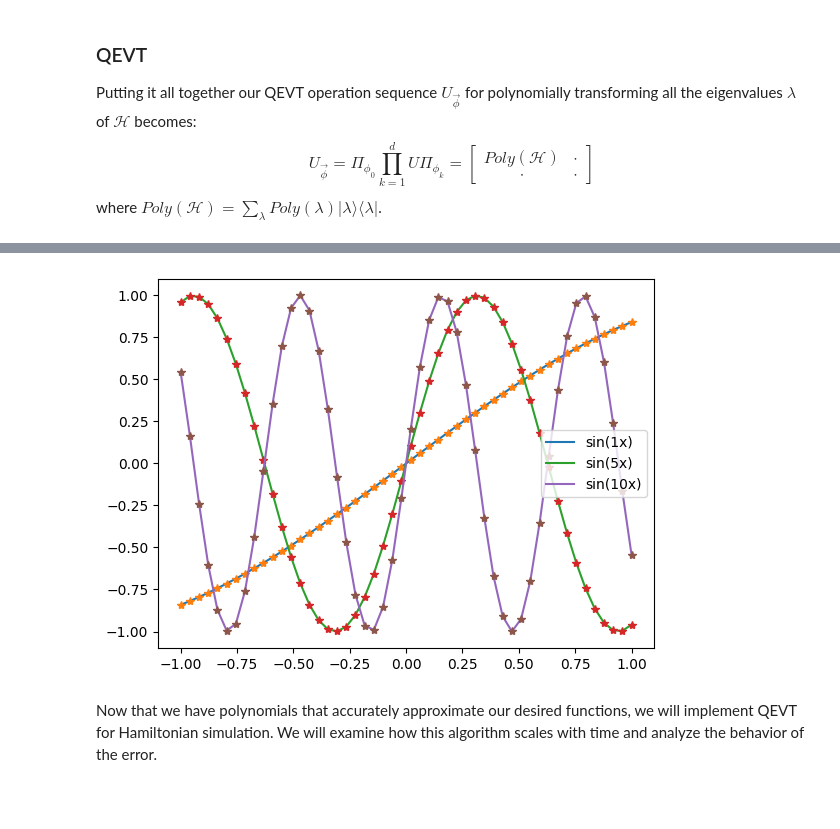
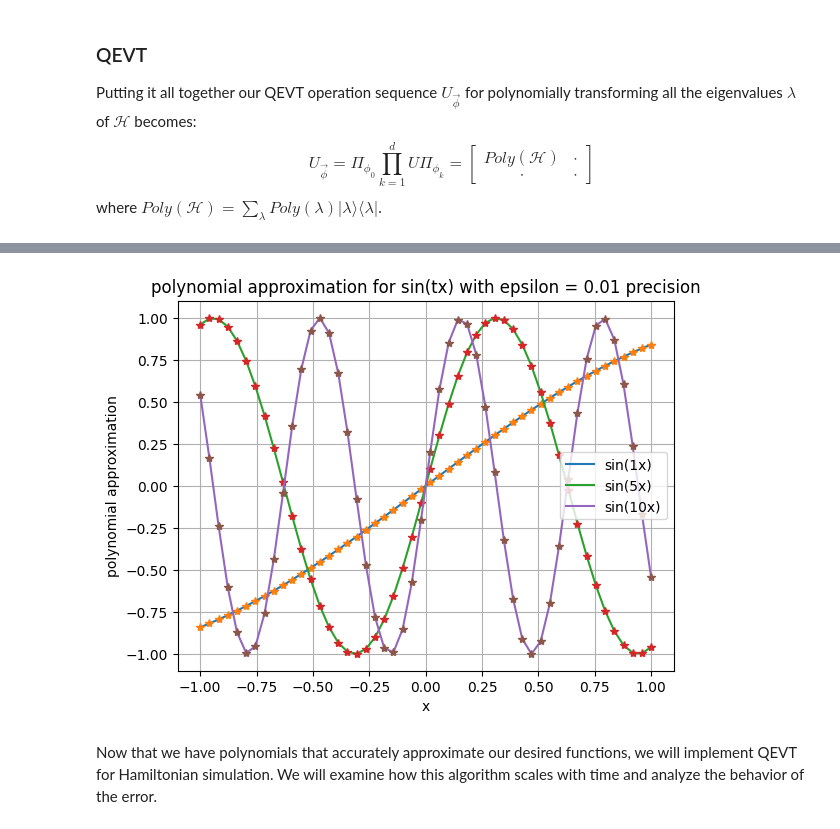
Before and after one commit to MaxSmd/quantum-singular-value-transformation, a Jupyter notebook: QSVT.ipynb, the cells around one changed output, grey strips where cells are left out. Drawn from its saved outputs; the diff is of its cells as text; code cells hidden in the pictures; blank space fills up the shorter version.

```diff
--- a/QSVT.ipynb
+++ b/QSVT.ipynb
@@ -169,28 +173,33 @@ To approximate $sin$ and $cos$ at a specified $t$ we use the Jacobi-Anger expans
 # %%
 def sin_approximating_polynomial(t, epsilon):
     """Returns the polynomial that approximates sin(xt) with epsilon accuracy."""
     sin = pyqsp.poly.PolySineTX()
     return np.polynomial.Polynomial(sin.generate(tau=t, epsilon=epsilon, ensure_bounded=True))
 
 
 def cos_approximating_polynomial(t, epsilon):
     """Returns the polynomial that approximates cos(xt) with epsilon accuracy."""
     cos = pyqsp.poly.PolyCosineTX()
     return np.polynomial.Polynomial(cos.generate(tau=t, epsilon=epsilon, ensure_bounded=True))
 
 
 x = np.linspace(-1, 1, 50)
-t_vec = [1, 5, 10]
 
-for t in t_vec:
+for t in [1, 5, 10]:
     plt.plot(x, np.sin(t * x), label=f'sin({t}x)')
     with io.capture_output() as captured:
         p = sin_approximating_polynomial(t, 0.01)
         plt.plot(x, 2 * p(x), '*')
 
+plt.title("polynomial approximation for sin(tx) with epsilon = 0.01 precision")
+plt.xlabel('x')
+plt.ylabel('polynomial approximation')
+plt.legend(loc='best')
+plt.grid(True)
+
 plt.legend();
 # %% [output]
-[figure, old version]
+[figure, new version]
 # %% [markdown]
 Now that we have polynomials that accurately approximate our desired functions, we will implement QEVT for Hamiltonian simulation. We will examine how this algorithm scales with time and analyze the behavior of the error.
 # %%
```
Also changed, not shown: parts of 6 cells of this notebook.
